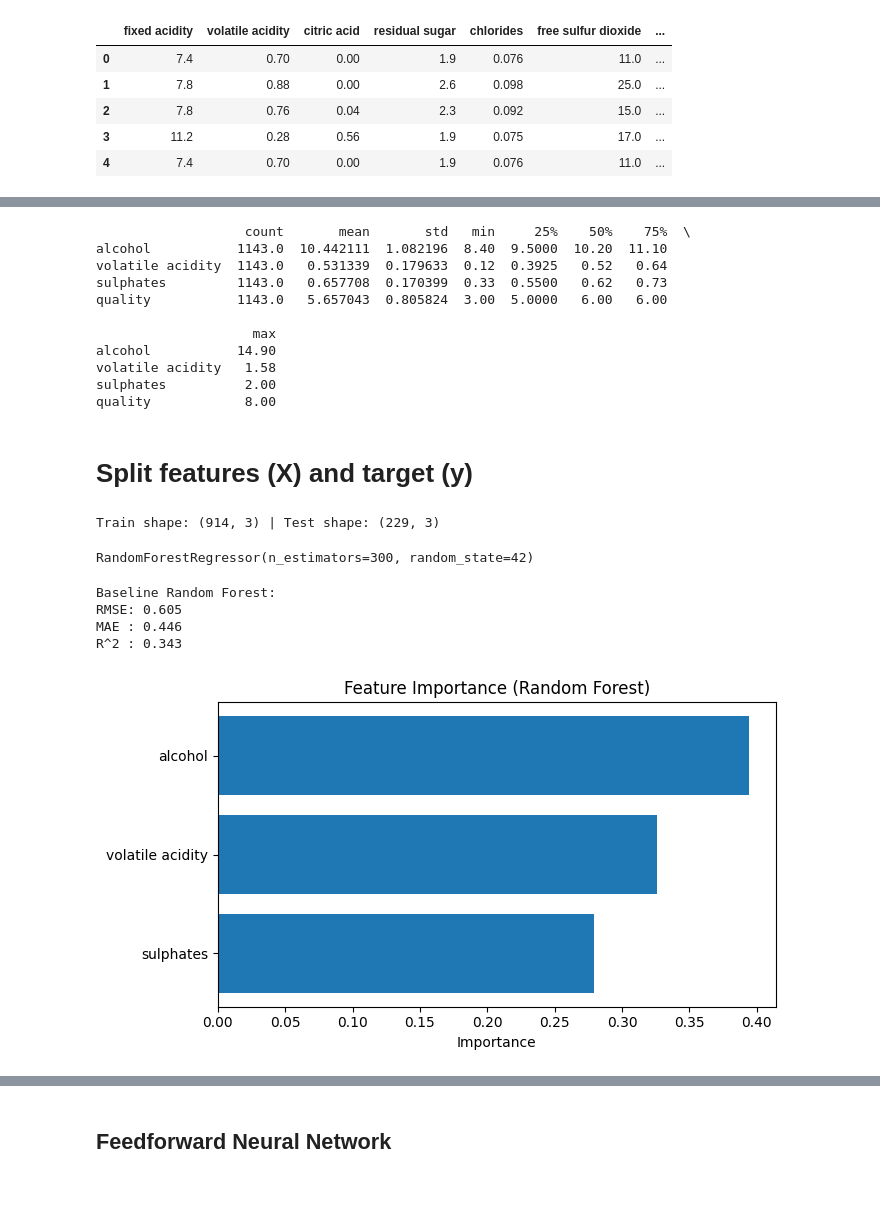
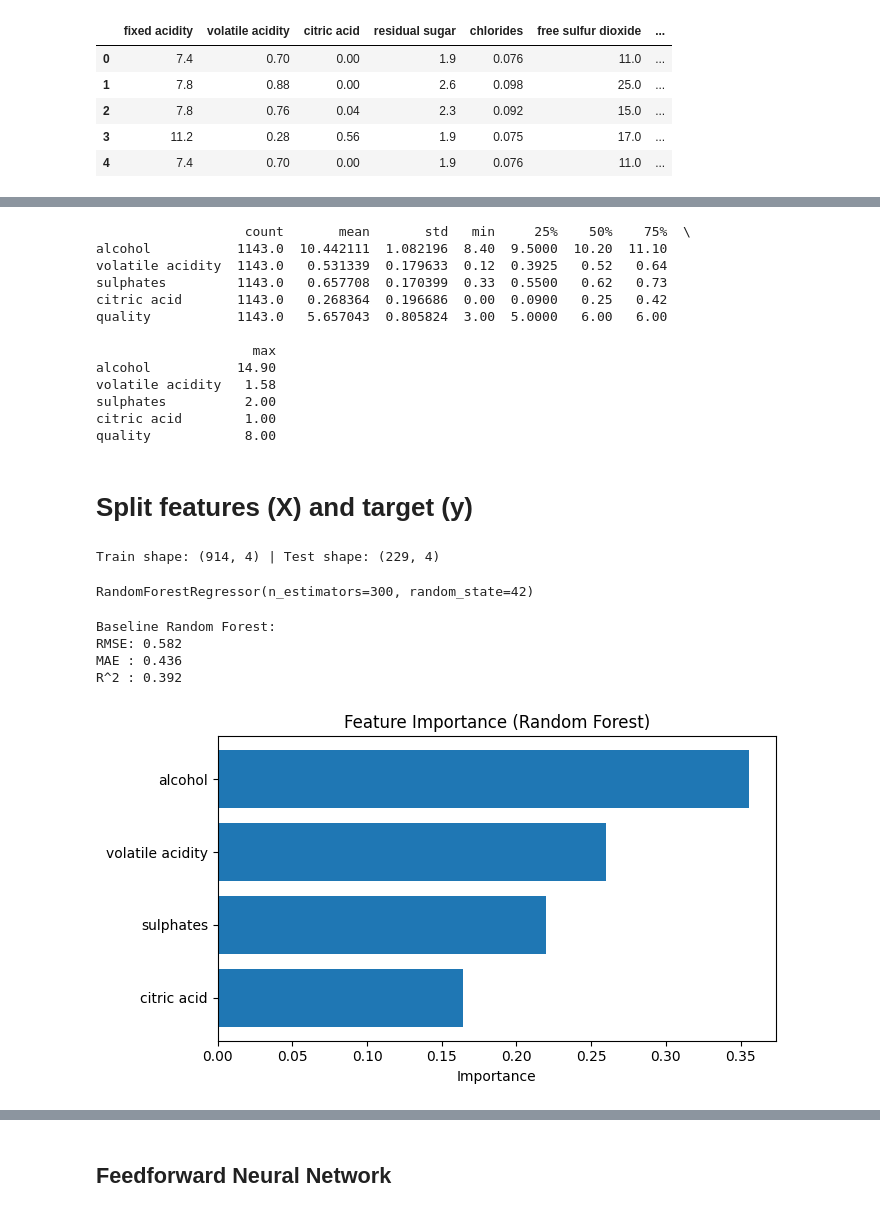
Before and after one commit to WeiTeik/6006CEM-ML, a Jupyter notebook: Task1_regression_Wine/Task1_Regression_Wine.ipynb, the cells around one changed output, grey strips where cells are left out. Saved outputs shown, nothing was run; the diff lists cells and outputs as text; code cells hidden in the pictures.

```diff
--- a/Task1_regression_Wine/Task1_Regression_Wine.ipynb
+++ b/Task1_regression_Wine/Task1_Regression_Wine.ipynb
@@ -48,6 +99,6 @@ After drop_duplicates: (1143, 13)
 # %%
 # --- Select features (top-3 by importance from prior analysis) + target ---
-needed_cols = ["alcohol", "volatile acidity", "sulphates", "quality"]
+needed_cols = ["alcohol", "volatile acidity", "sulphates", "citric acid", "quality"]
 missing = [c for c in needed_cols if c not in df.columns]
 if missing:
     raise ValueError(f"These required columns are missing in the CSV: {missing}")
@@ -61,18 +112,20 @@ print(df_model.describe().T)
 alcohol           1143.0  10.442111  1.082196  8.40  9.5000  10.20  11.10
 volatile acidity  1143.0   0.531339  0.179633  0.12  0.3925   0.52   0.64
 sulphates         1143.0   0.657708  0.170399  0.33  0.5500   0.62   0.73
+citric acid       1143.0   0.268364  0.196686  0.00  0.0900   0.25   0.42
 quality           1143.0   5.657043  0.805824  3.00  5.0000   6.00   6.00
 
                     max
 alcohol           14.90
 volatile acidity   1.58
 sulphates          2.00
+citric acid        1.00
 quality            8.00
 # %% [markdown]
 # Split features (X) and target (y)
 # %%
 # --- Split features/target ---
-X = df_model[["alcohol", "volatile acidity", "sulphates"]]
+X = df_model[["alcohol", "volatile acidity", "sulphates", "citric acid"]]
 y = df_model["quality"]
 # %%
 # --- Train/test split ---
@@ -82,7 +135,7 @@ X_train, X_test, y_train, y_test = train_test_split(
 
 print("Train shape:", X_train.shape, "| Test shape:", X_test.shape)
 # %% [output]
-Train shape: (914, 3) | Test shape: (229, 3)
+Train shape: (914, 4) | Test shape: (229, 4)
 # %%
 # --- Train Random Forest ---
 rf = RandomForestRegressor(random_state=42, n_estimators=300)
@@ -105,25 +158,25 @@ print("MAE :", round(mae, 3))
 print("R^2 :", round(r2, 3))
 # %% [output]
 Baseline Random Forest:
-RMSE: 0.605
-MAE : 0.446
-R^2 : 0.343
+RMSE: 0.582
+MAE : 0.436
+R^2 : 0.392
 # %%
 # --- Plot: Feature importance (only these 3) ---
-feat_names = ["alcohol", "volatile acidity", "sulphates"]
+feat_names = ["alcohol", "volatile acidity", "sulphates", "citric acid"]
 importances = rf.feature_importances_
 
 imp_df = pd.DataFrame({"Feature": feat_names, "Importance": importances}) \
            .sort_values("Importance", ascending=True)
 
 plt.figure(figsize=(7,4))
 plt.barh(imp_df["Feature"], imp_df["Importance"])
 plt.title("Feature Importance (Random Forest)")
 plt.xlabel("Importance")
 plt.tight_layout()
 plt.show()
 # %% [output]
-[figure, old version]
+[figure, new version]
 # %%
 # --- Plot: Predicted vs Actual ---
 plt.figure(figsize=(5,5))
```
Also changed, not shown: parts of 7 cells of this notebook.
